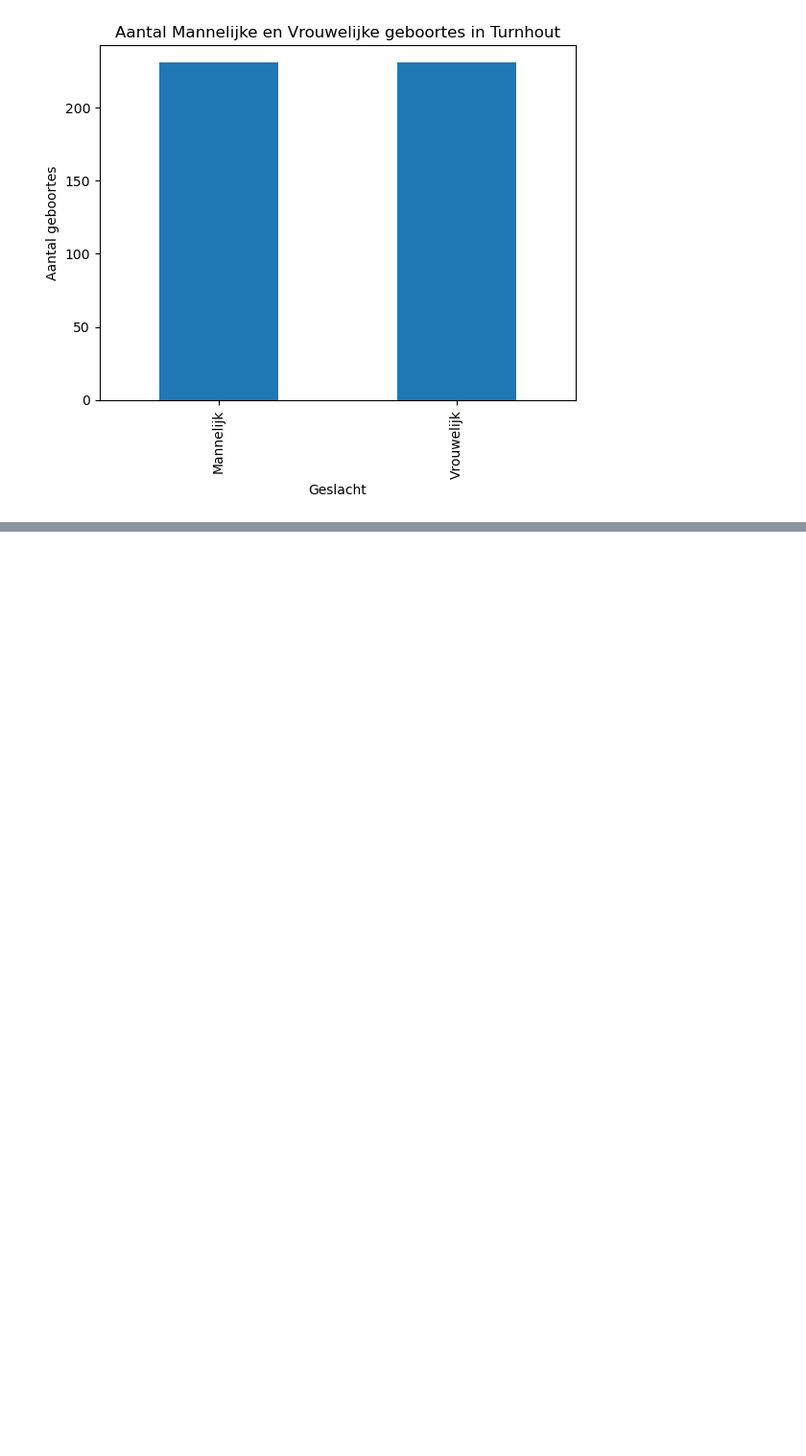
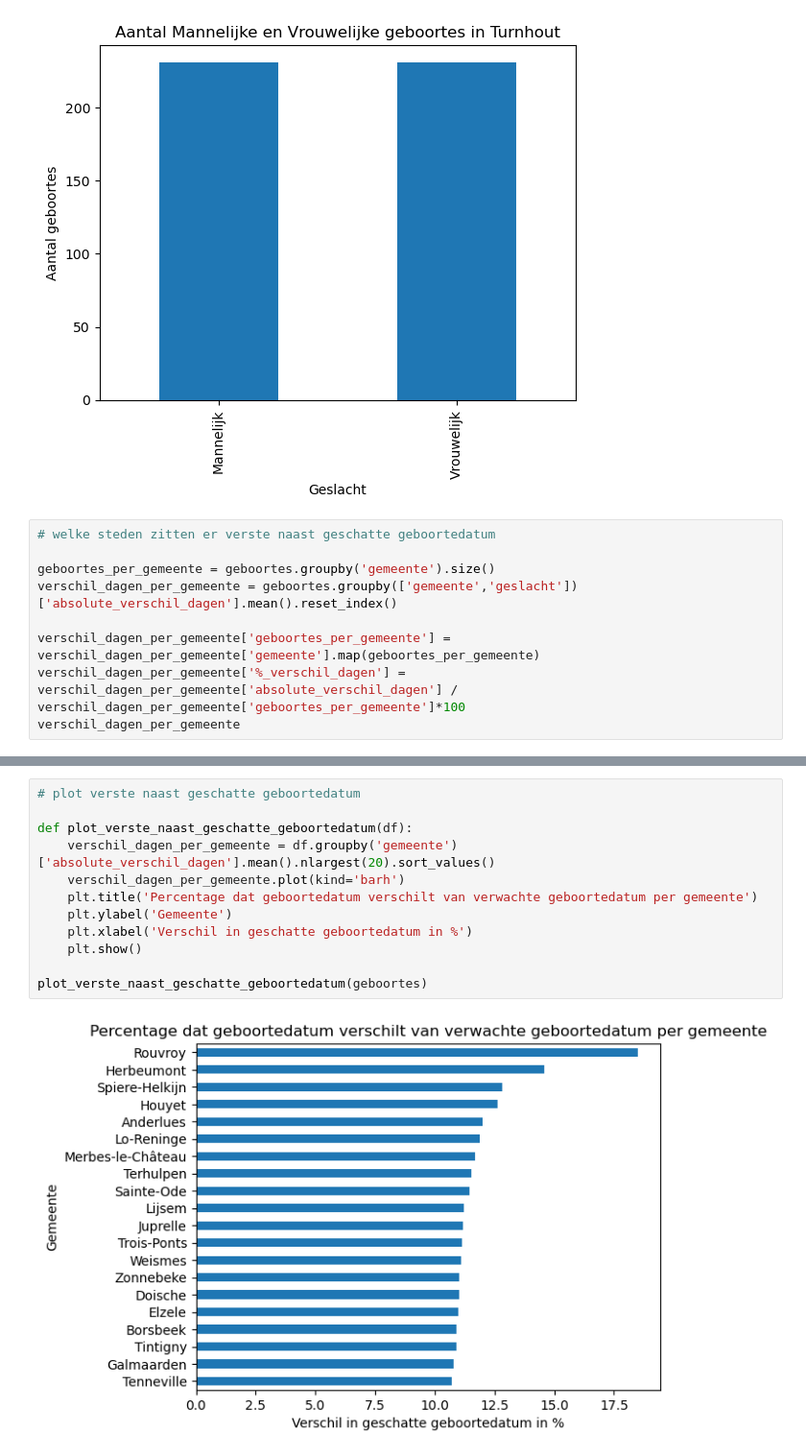
Before and after one commit to TinneCJM/DS_examen_Tinne_Mertens_deel2, a Jupyter notebook: notebooks/examen_prep.ipynb, the cells around one changed output, grey strips where cells are left out. Shown at 96% size. Cells and saved outputs as stored; diff of their text form; blank space fills up the shorter version.

```diff
--- a/notebooks/examen_prep.ipynb
+++ b/notebooks/examen_prep.ipynb
@@ -385,3 +417,12 @@ gemeente = 'Turnhout'
 plot_geboortes_per_geslacht_per_gemeente(geboortes, gemeente)
 # %% [output]
 [figure]
+# %%
+# welke steden zitten er verste naast geschatte geboortedatum
+
+geboortes_per_gemeente = geboortes.groupby('gemeente').size()
+verschil_dagen_per_gemeente = geboortes.groupby(['gemeente','geslacht'])['absolute_verschil_dagen'].mean().reset_index()
+
+verschil_dagen_per_gemeente['geboortes_per_gemeente'] = verschil_dagen_per_gemeente['gemeente'].map(geboortes_per_gemeente)
+verschil_dagen_per_gemeente['%_verschil_dagen'] = verschil_dagen_per_gemeente['absolute_verschil_dagen'] / verschil_dagen_per_gemeente['geboortes_per_gemeente']*100
+verschil_dagen_per_gemeente
@@ -387,0 +443,14 @@ plot_geboortes_per_geslacht_per_gemeente(geboortes, gemeente)
+# %%
+# plot verste naast geschatte geboortedatum
+
+def plot_verste_naast_geschatte_geboortedatum(df):
+    verschil_dagen_per_gemeente = df.groupby('gemeente')['absolute_verschil_dagen'].mean().nlargest(20).sort_values()
+    verschil_dagen_per_gemeente.plot(kind='barh')
+    plt.title('Percentage dat geboortedatum verschilt van verwachte geboortedatum per gemeente')
+    plt.ylabel('Gemeente')
+    plt.xlabel('Verschil in geschatte geboortedatum in %')
+    plt.show()
+
+plot_verste_naast_geschatte_geboortedatum(geboortes)
+# %% [output]
+[figure, added]
```
Also changed, not shown: parts of 15 cells of this notebook.
